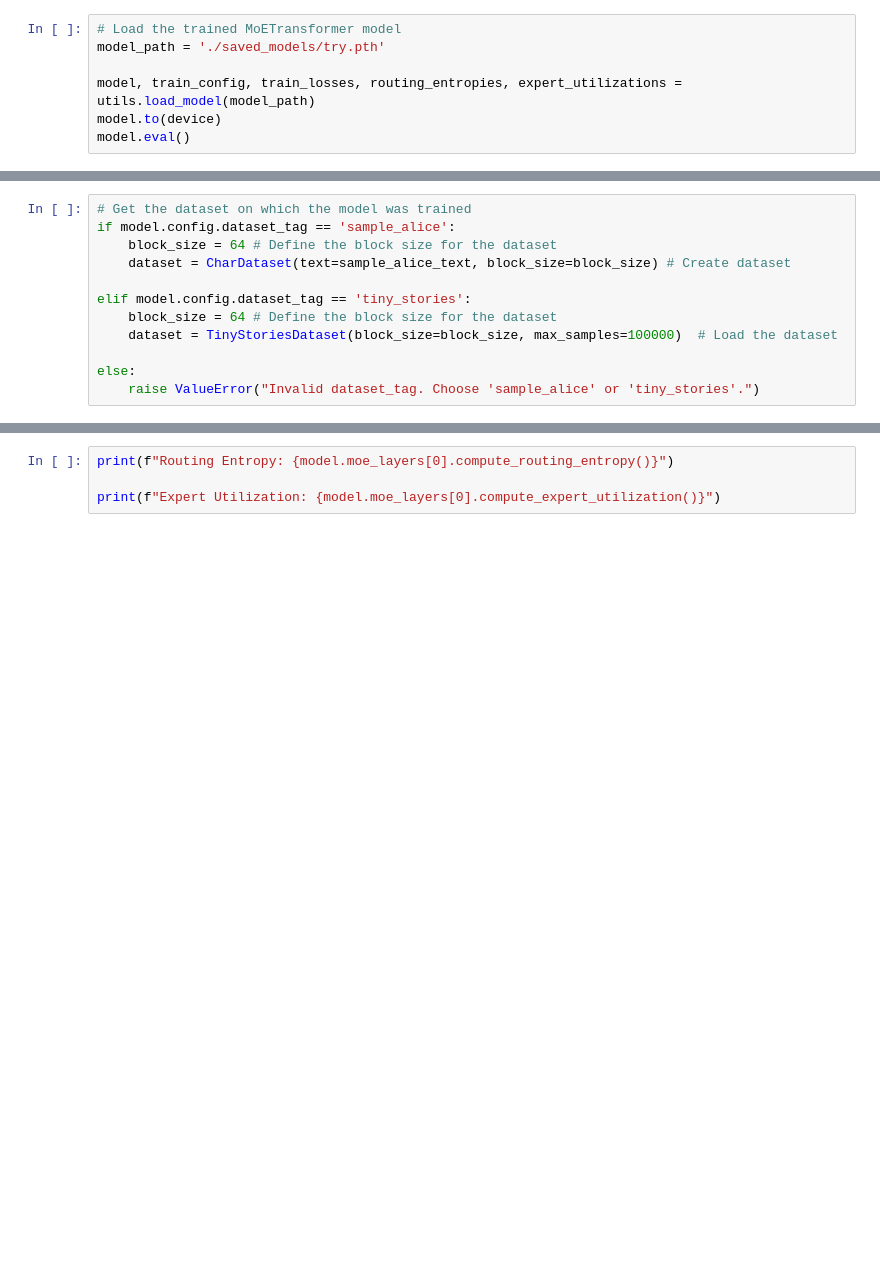
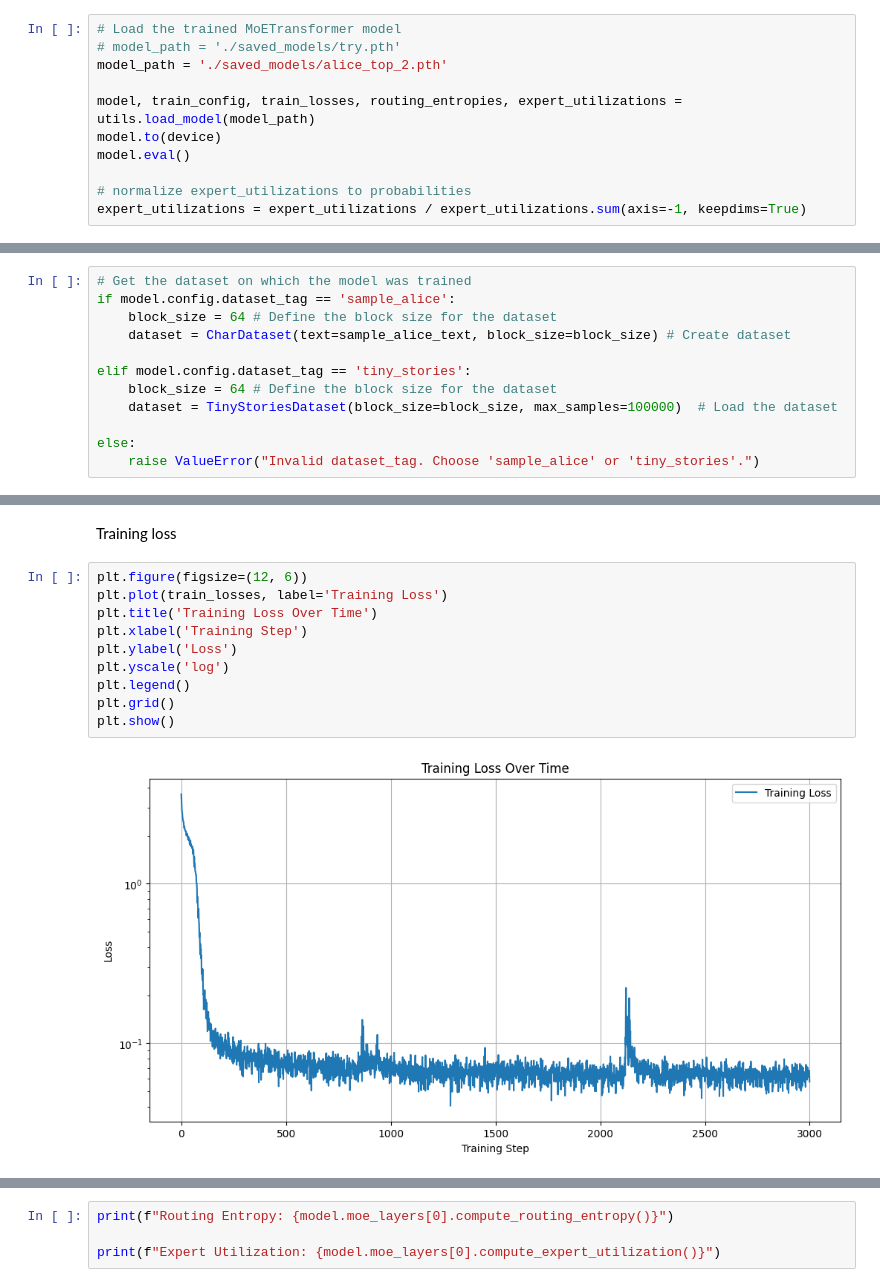
Before and after one commit to tsh-03/moe-experiments, a Jupyter notebook: moe-analyze.ipynb, the cells around one changed output, grey strips where cells are left out. Cells and saved outputs as stored; diff of their text form; blank space fills up the shorter version.

Commit message:
added alice top1 and top2

```diff
--- a/moe-analyze.ipynb
+++ b/moe-analyze.ipynb
@@ -26,8 +26,12 @@ Load model
 # %%
 # Load the trained MoETransformer model
-model_path = './saved_models/try.pth'
+# model_path = './saved_models/try.pth'
+model_path = './saved_models/alice_top_2.pth'
 
 model, train_config, train_losses, routing_entropies, expert_utilizations = utils.load_model(model_path)
 model.to(device)
 model.eval()
+
+# normalize expert_utilizations to probabilities
+expert_utilizations = expert_utilizations / expert_utilizations.sum(axis=-1, keepdims=True)
 # %% [output]
@@ -76,0 +64,14 @@ Analyze MoE Layer
+# %% [markdown]
+Training loss
+# %%
+plt.figure(figsize=(12, 6))
+plt.plot(train_losses, label='Training Loss')
+plt.title('Training Loss Over Time')
+plt.xlabel('Training Step')
+plt.ylabel('Loss')
+plt.yscale('log')
+plt.legend()
+plt.grid()
+plt.show()
+# %% [output]
+[figure, added]
```
Also changed, not shown: parts of 12 cells of this notebook, 5 other files.
